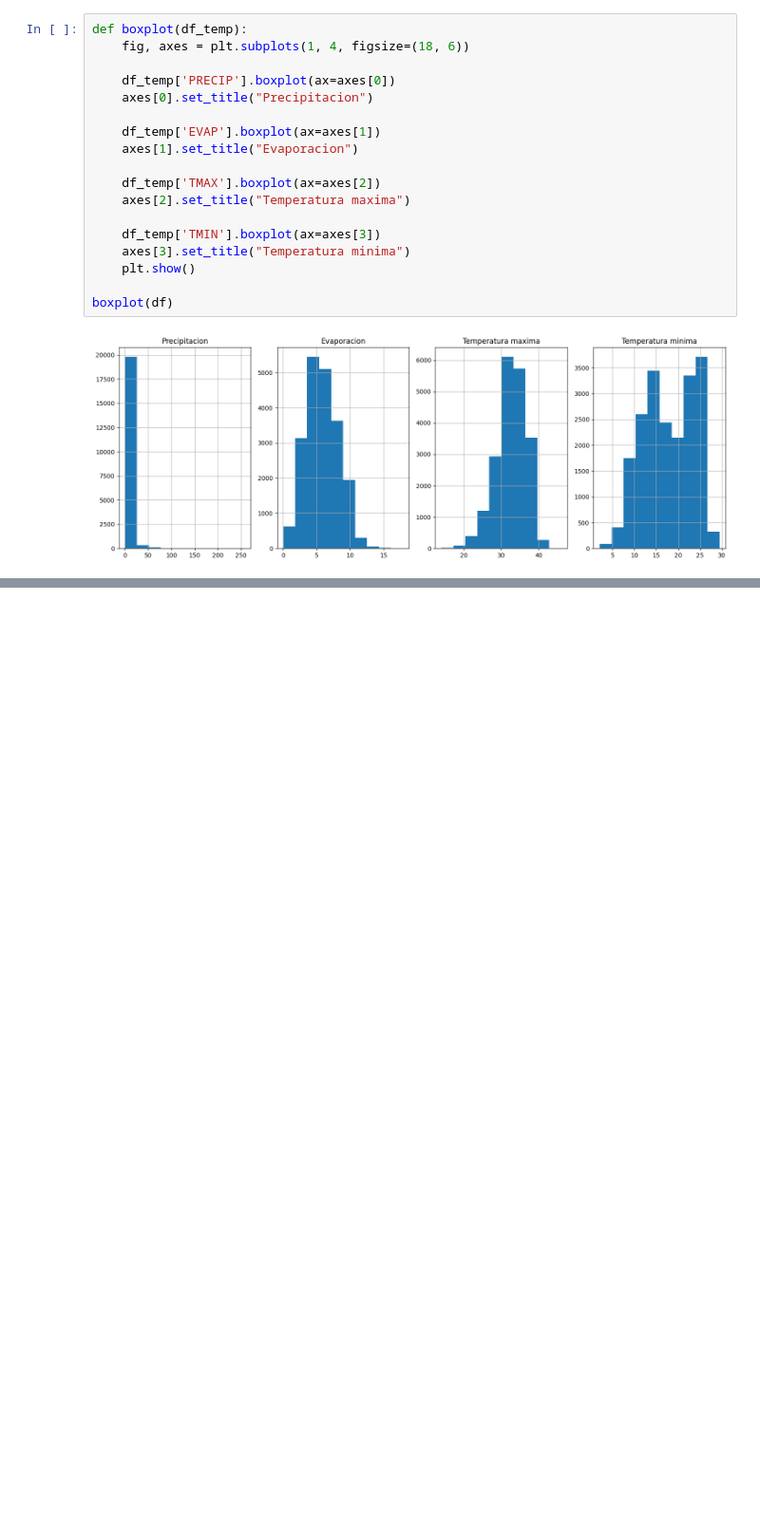
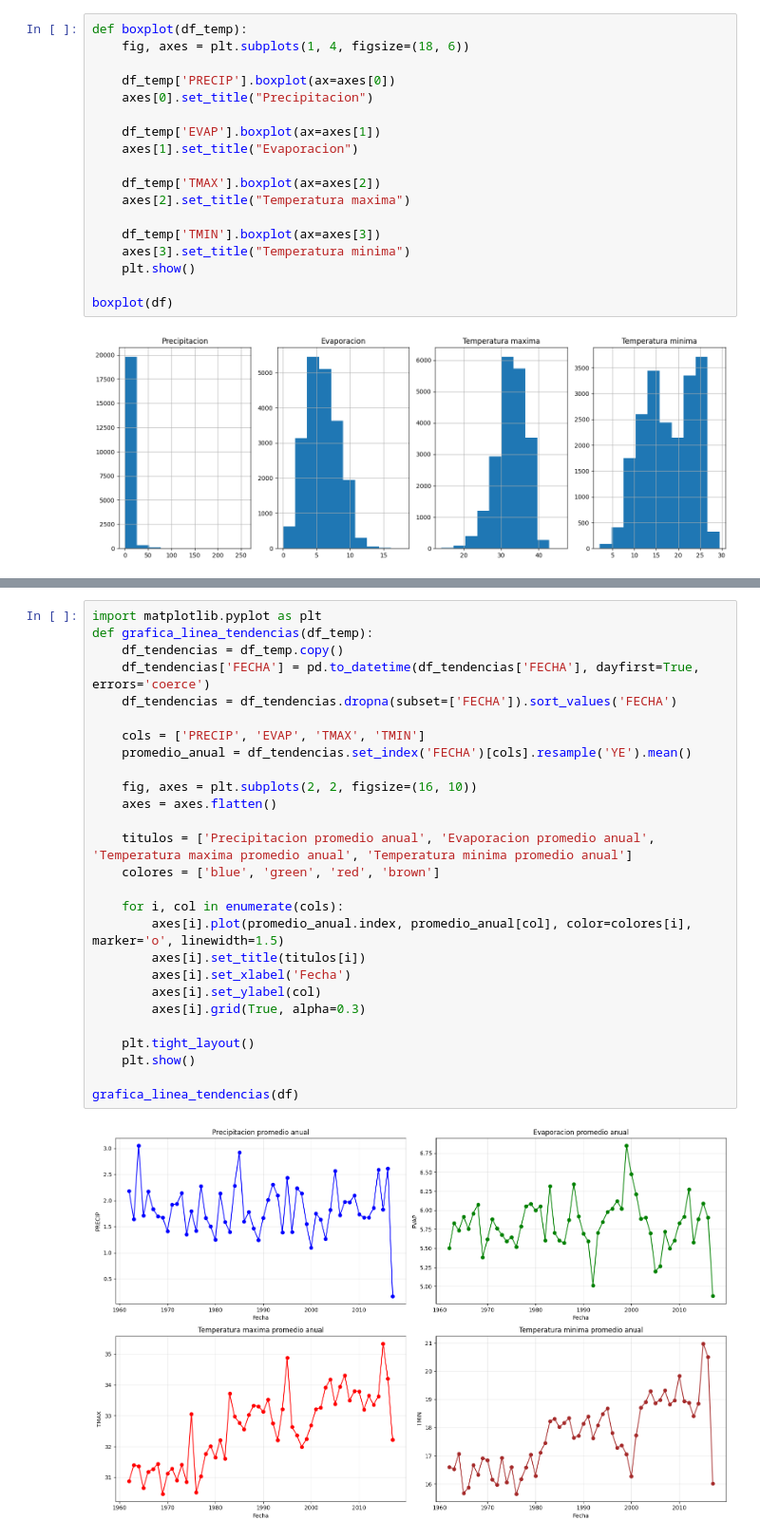
Before and after one commit to LuisArchuleta/CDD, a Jupyter notebook: Modulo_3/EDA.ipynb, the cells around one changed output, grey strips where cells are left out. Shown at 95% size. Saved outputs shown, nothing was run; the diff lists cells and outputs as text; blank space fills up the shorter version.

```diff
--- a/Modulo_3/EDA.ipynb
+++ b/Modulo_3/EDA.ipynb
@@ -501,0 +555,29 @@ boxplot(df)
+# %%
+import matplotlib.pyplot as plt
+def grafica_linea_tendencias(df_temp):
+    df_tendencias = df_temp.copy()
+    df_tendencias['FECHA'] = pd.to_datetime(df_tendencias['FECHA'], dayfirst=True, errors='coerce')
+    df_tendencias = df_tendencias.dropna(subset=['FECHA']).sort_values('FECHA')
+
+    cols = ['PRECIP', 'EVAP', 'TMAX', 'TMIN']
+    promedio_anual = df_tendencias.set_index('FECHA')[cols].resample('YE').mean()
+
+    fig, axes = plt.subplots(2, 2, figsize=(16, 10))
+    axes = axes.flatten()
+
+    titulos = ['Precipitacion promedio anual', 'Evaporacion promedio anual', 'Temperatura maxima promedio anual', 'Temperatura minima promedio anual']
+    colores = ['blue', 'green', 'red', 'brown']
+
+    for i, col in enumerate(cols):
+        axes[i].plot(promedio_anual.index, promedio_anual[col], color=colores[i], marker='o', linewidth=1.5)
+        axes[i].set_title(titulos[i])
+        axes[i].set_xlabel('Fecha')
+        axes[i].set_ylabel(col)
+        axes[i].grid(True, alpha=0.3)
+
+    plt.tight_layout()
+    plt.show()
+
+grafica_linea_tendencias(df)
+# %% [output]
+[figure, added]
```
Also changed, not shown: parts of 6 cells of this notebook.
